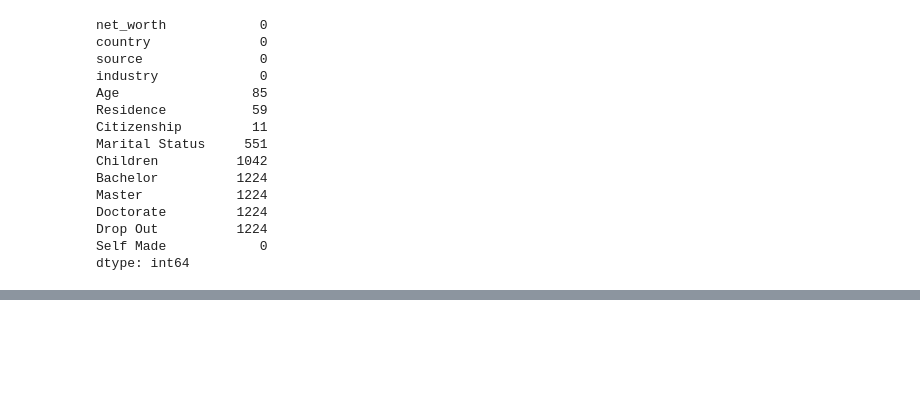
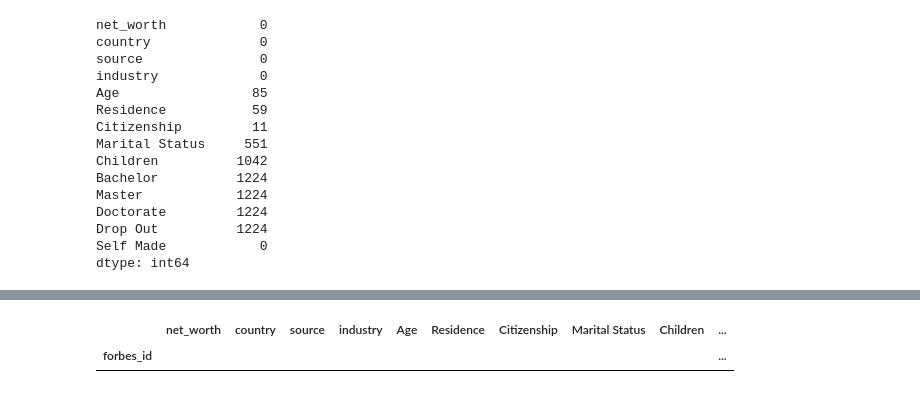
Before and after one commit to Spikes666/Data-Dive-3, a Jupyter notebook: data_cleaning.ipynb, the cells around one changed output, grey strips where cells are left out. Drawn from its saved outputs; the diff is of its cells as text; code cells hidden in the pictures; blank space fills up the shorter version.

Commit message:
Fixed Residence = 'error'.

```diff
--- a/data_cleaning.ipynb
+++ b/data_cleaning.ipynb
@@ -175,0 +213,7 @@ dtype: int64
+# %%
+# df['Residence'].str.replace('error',df['Citizenship'])
+df['Residence'][df['Residence'] == 'error'] = 'Taiwan'
+df[df['Residence'] == 'error']
+# %% [output]
+|  | net_worth | country | source | industry | Age | Residence | Citizenship | Marital Status | Children | ... |
+| forbes_id |  |  |  |  |  |  |  |  |  | ... |
```
Also changed, not shown: parts of 3 cells of this notebook.
